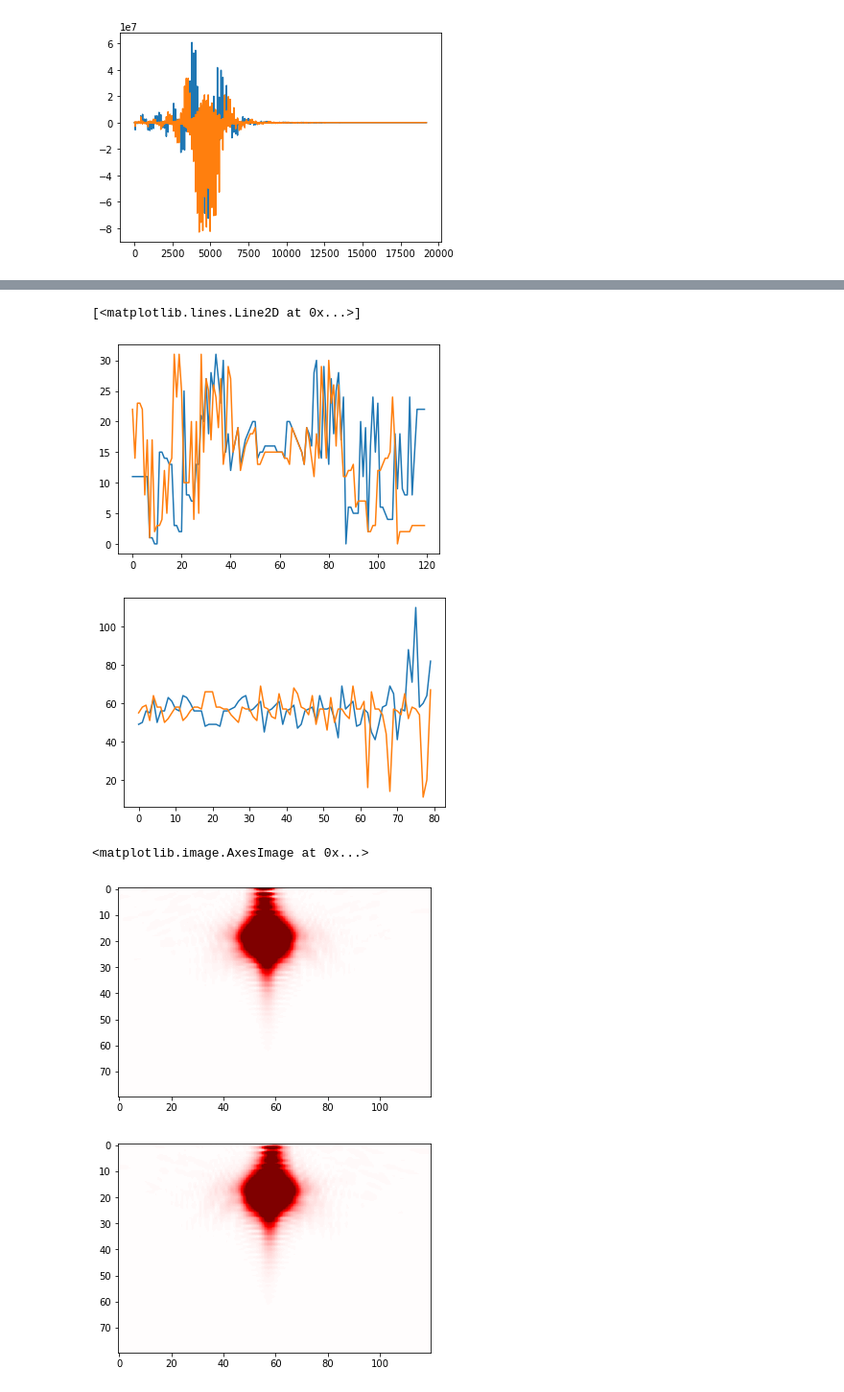
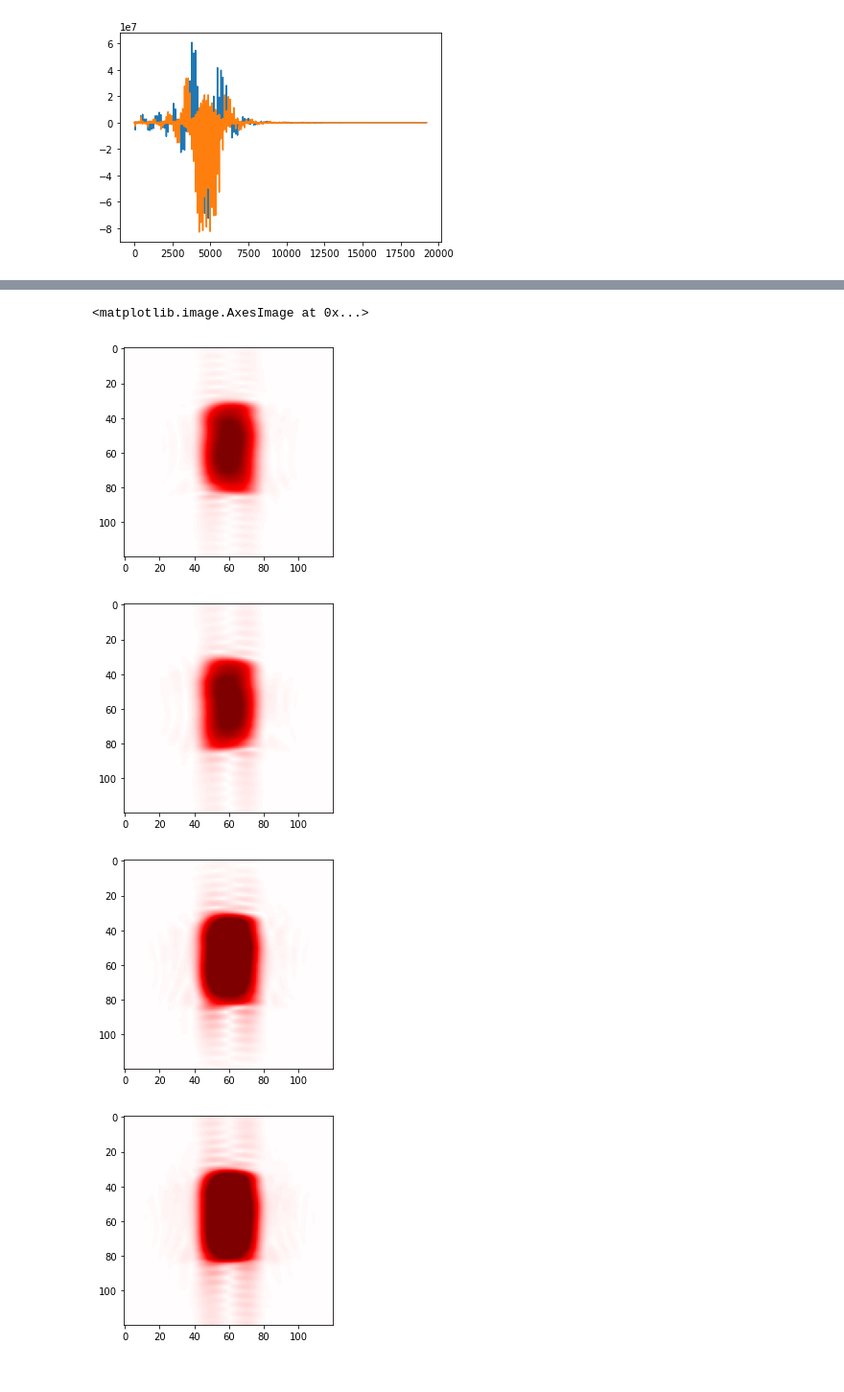
Before and after one commit to Xiao-JI-94158/BrukerParaVisionPostProcessing, a Jupyter notebook: EpiFidReader.ipynb, the cells around one changed output, grey strips where cells are left out. Shown: that part at 96% size. Cells and saved outputs as stored; diff of their text form; code cells hidden in the pictures.

```diff
--- a/EpiFidReader.ipynb
+++ b/EpiFidReader.ipynb
@@ -86,23 +70,18 @@ for line in reformatted_right:
-# %%
-plt.figure()
-plt.plot(np.argmax(reformatted_left, axis=0))
-plt.plot(np.argmax(reformatted_right, axis=0))
-
-
-plt.figure()
-plt.plot(np.argmax(reformatted_left, axis=1))
-plt.plot(np.argmax(reformatted_right, axis=1))
-# %% [output]
-[<matplotlib.lines.Line2D at 0x...>]
-[figure, removed]
-[figure, removed]
 # %%
+plt.figure()
+plt.imshow(np.abs(spsp_epi.r_space_data['deg0']), cmap="seismic", vmin=-1*2**31, vmax=2**31)
 
 plt.figure()
-plt.imshow(np.abs(reformatted_left), cmap="seismic", vmin=-1*2**22, vmax=2**22)
+plt.imshow(np.abs(spsp_epi.r_space_data['deg90']), cmap="seismic", vmin=-1*2**31, vmax=2**31)
+
 plt.figure()
-plt.imshow(np.abs(reformatted_right), cmap="seismic", vmin=-1*2**22, vmax=2**22)
+plt.imshow(np.abs(spsp_epi.r_space_data['deg0'] + spsp_epi.r_space_data['deg90']), cmap="seismic", vmin=-1*2**31, vmax=2**31)
+
+plt.figure()
+plt.imshow(np.abs(spsp_epi.r_space_data['deg0']) + np.abs(spsp_epi.r_space_data['deg90']), cmap="seismic", vmin=-1*2**31, vmax=2**31)
 # %% [output]
 <matplotlib.image.AxesImage at 0x...>
-[figure, old version]
+[figure, new version]
-[figure, old version]
+[figure, new version]
+[figure, added]
+[figure, added]
```
Also changed, not shown: parts of 8 cells of this notebook, 3 other files.
